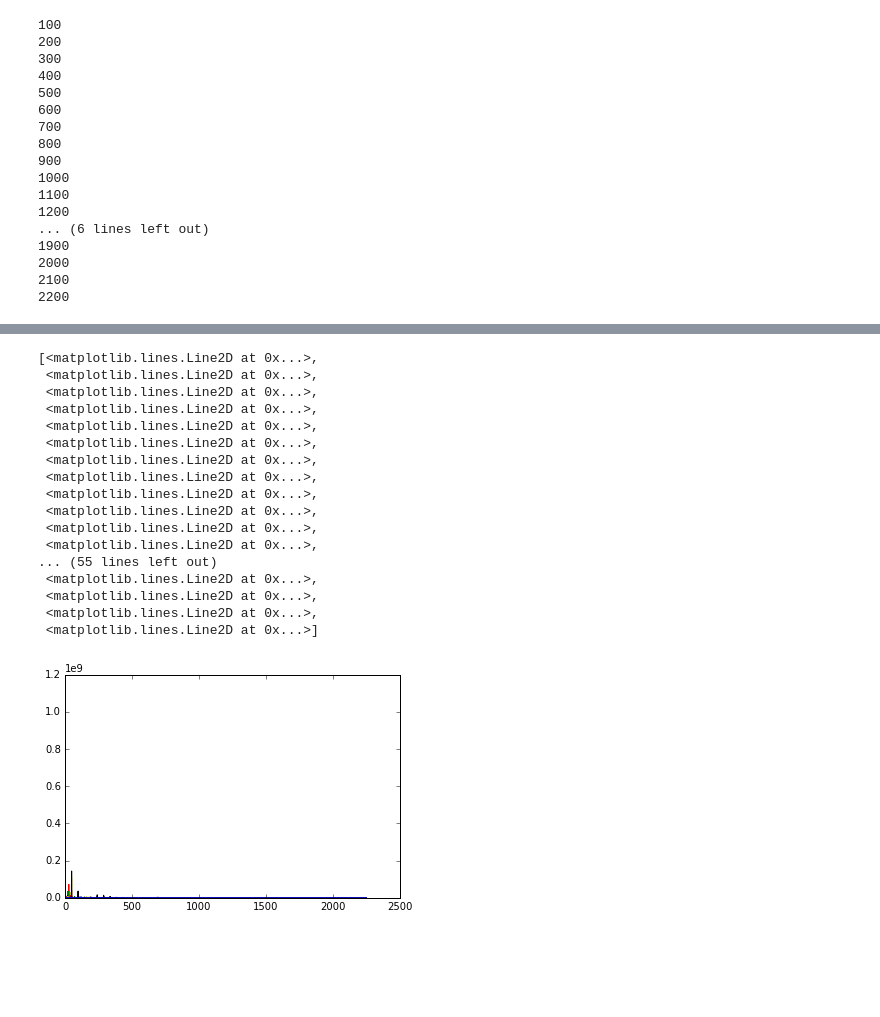
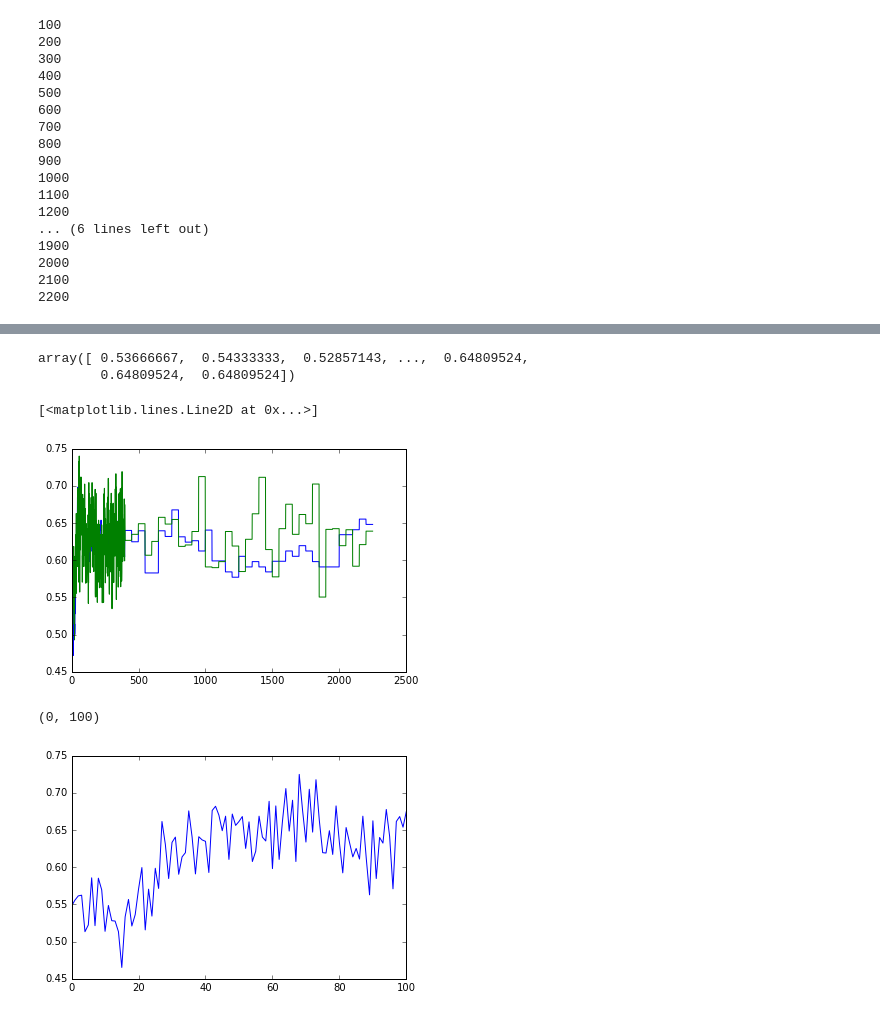
Before and after one commit to bonyuta0204/iPSCell, a Jupyter notebook: iPScell_analysis_LienarSVC0913.ipynb, the cells around one changed output, grey strips where cells are left out. Cells and saved outputs as stored; diff of their text form; code cells hidden in the pictures; blank space fills up the shorter version.

```diff
--- a/iPScell_analysis_LienarSVC0913.ipynb
+++ b/iPScell_analysis_LienarSVC0913.ipynb
@@ -203,21 +184,18 @@ plt.plot(aFPow_rand.T)
-# %%
-plt.plot(aFPow.T)
-# %% [output]
-[<matplotlib.lines.Line2D at 0x...>,
- <matplotlib.lines.Line2D at 0x...>,
- <matplotlib.lines.Line2D at 0x...>,
- <matplotlib.lines.Line2D at 0x...>,
- <matplotlib.lines.Line2D at 0x...>,
- <matplotlib.lines.Line2D at 0x...>,
- <matplotlib.lines.Line2D at 0x...>,
- <matplotlib.lines.Line2D at 0x...>,
- <matplotlib.lines.Line2D at 0x...>,
- <matplotlib.lines.Line2D at 0x...>,
- <matplotlib.lines.Line2D at 0x...>,
- <matplotlib.lines.Line2D at 0x...>,
-... (55 lines left out)
- <matplotlib.lines.Line2D at 0x...>,
- <matplotlib.lines.Line2D at 0x...>,
- <matplotlib.lines.Line2D at 0x...>,
- <matplotlib.lines.Line2D at 0x...>]
-[figure, removed]
+# %%
+a  = np.load('mean_Linear.npy')
+a
+# %% [output]
+array([ 0.53666667,  0.54333333,  0.52857143, ...,  0.64809524,
+        0.64809524,  0.64809524])
+# %%
+plt.plot(a)
+plt.plot(mean)
+# %% [output]
+[<matplotlib.lines.Line2D at 0x...>]
+[figure, added]
+# %%
+plt.plot(mean)
+plt.xlim([0,100])
+# %% [output]
+(0, 100)
+[figure, added]
```
Also changed, not shown: parts of 28 cells of this notebook, 2 other files.
